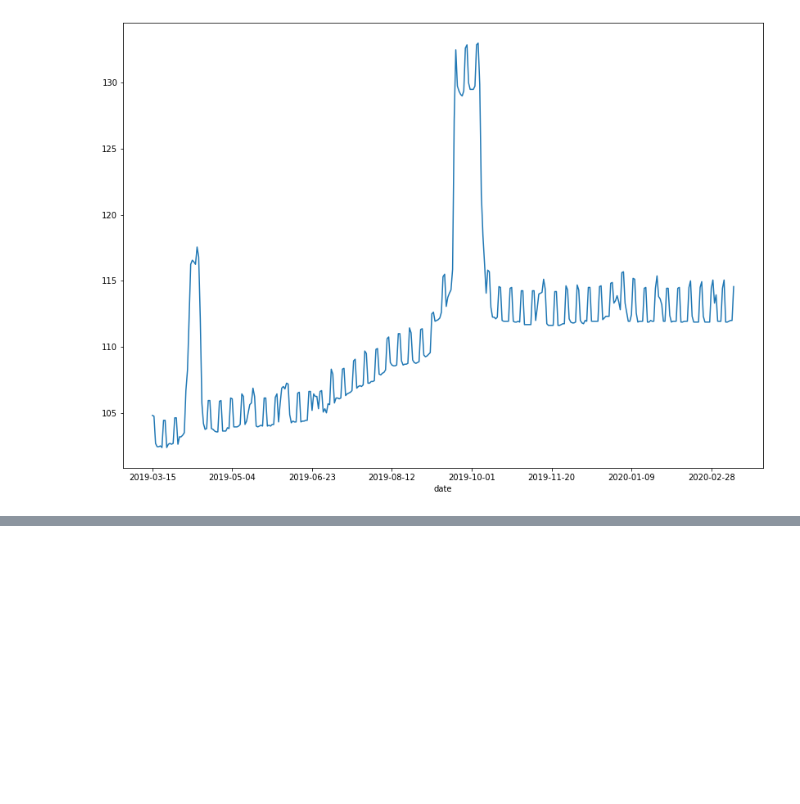
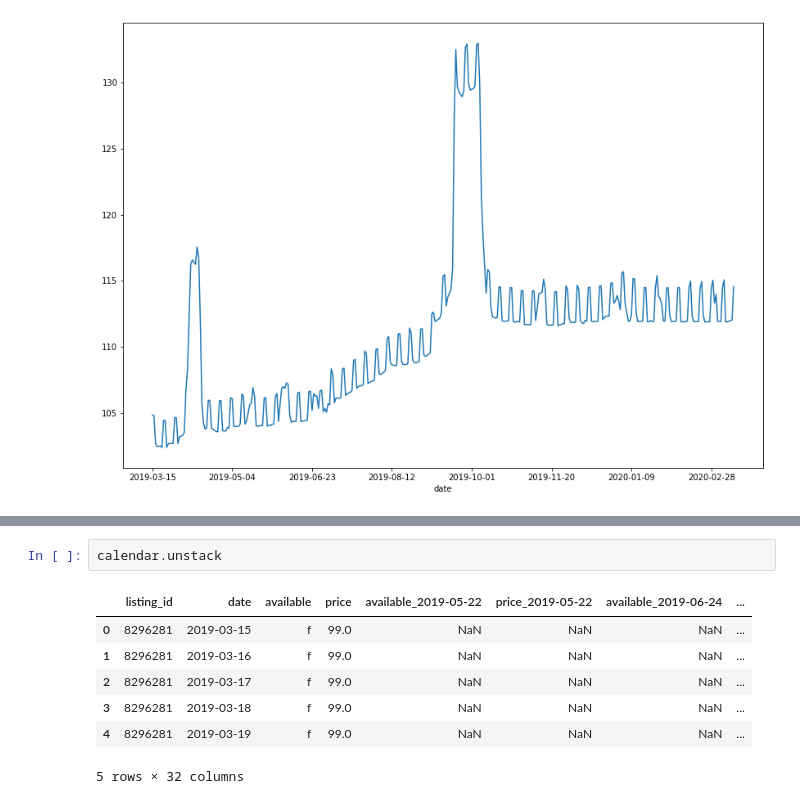
Before and after one commit to alexweinfurter/munich-airbnb-data, a Jupyter notebook: notebooks/data_exploration.ipynb, the cells around one changed output, grey strips where cells are left out. Saved outputs shown, nothing was run; the diff lists cells and outputs as text; blank space fills up the shorter version.

```diff
--- a/notebooks/data_exploration.ipynb
+++ b/notebooks/data_exploration.ipynb
@@ -232,0 +232,10 @@ dtype: object
+# %%
+calendar.unstack
+# %% [output]
+|  | listing_id | date | available | price | available_2019-05-22 | price_2019-05-22 | available_2019-06-24 | ... |
+| 0 | 8296281 | 2019-03-15 | f | 99.0 | NaN | NaN | NaN | ... |
+| 1 | 8296281 | 2019-03-16 | f | 99.0 | NaN | NaN | NaN | ... |
+| 2 | 8296281 | 2019-03-17 | f | 99.0 | NaN | NaN | NaN | ... |
+| 3 | 8296281 | 2019-03-18 | f | 99.0 | NaN | NaN | NaN | ... |
+| 4 | 8296281 | 2019-03-19 | f | 99.0 | NaN | NaN | NaN | ... |
+5 rows × 32 columns
```
Also changed, not shown: parts of 15 cells of this notebook.
